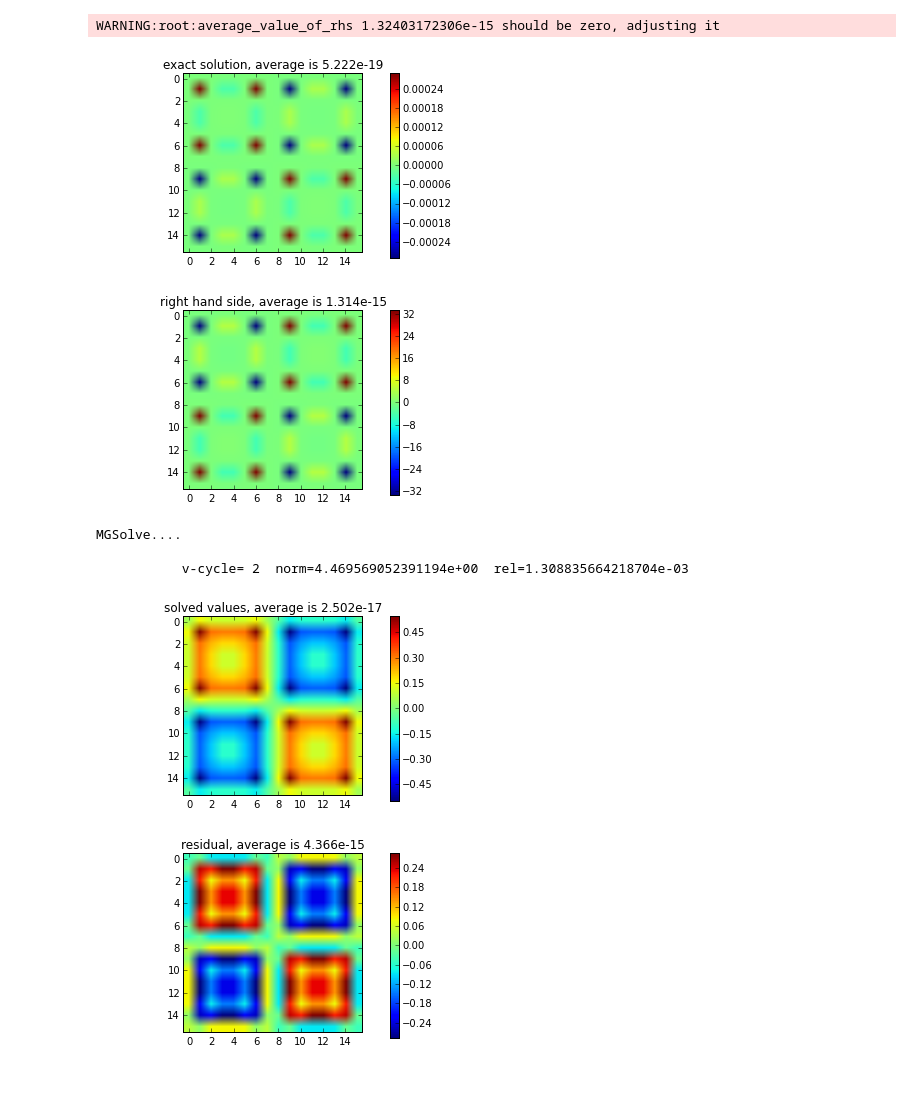
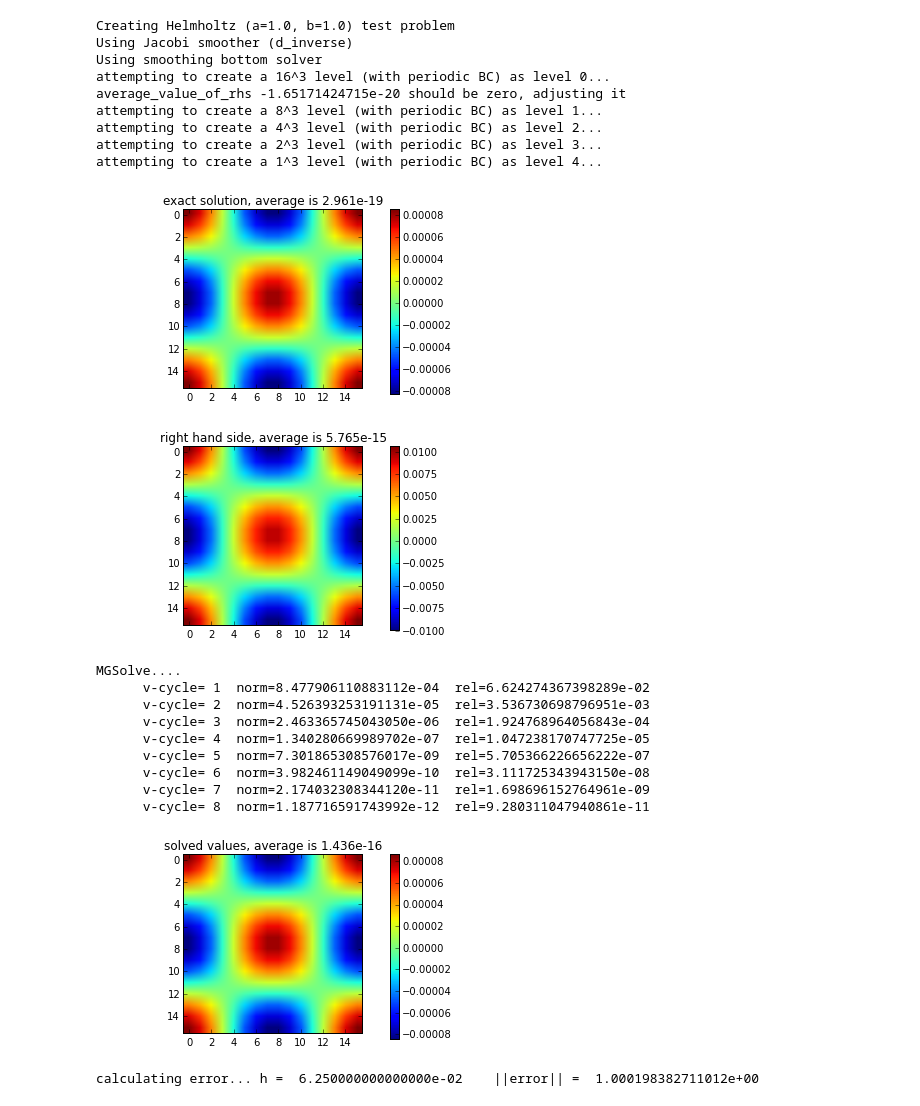
Before and after one commit to ucb-sejits/pygmg, a Jupyter notebook: notebooks/SimpleSolver-HeatMap-3D.ipynb, the cells around one changed output. Saved outputs shown, nothing was run; the diff lists cells and outputs as text; code cells hidden in the pictures.

Commit message:
cleanup v-cycle printouts makes 3d ipython a little cleaner

```diff
--- a/notebooks/SimpleSolver-HeatMap-3D.ipynb
+++ b/notebooks/SimpleSolver-HeatMap-3D.ipynb
@@ -8,30 +8,47 @@ from math import sin
 
 from hpgmg.finite_volume.simple_hpgmg import SimpleMultigridSolver
 # %%
+size=4
 solver = SimpleMultigridSolver.get_solver([
-    "4",
+    "{}".format(size),
     "--dimensions", "3",
     "--bottom-solver", "smoother",
     "--smoother", "j",
-    "--equation", "p",
+    "--equation", "h",
     "--boundary-condition", "p",
-    "--number-of-vcycles", "2",
+    "--number-of-vcycles", "10",
+    "--problem", "p6",
     "--log"
 ])
 level = solver.fine_level
 # %% [output]
-WARNING:root:average_value_of_rhs 1.32403172306e-15 should be zero, adjusting it
+Creating Helmholtz (a=1.0, b=1.0) test problem
+Using Jacobi smoother (d_inverse)
+Using smoothing bottom solver
+attempting to create a 16^3 level (with periodic BC) as level 0...
+average_value_of_rhs -1.65171424715e-20 should be zero, adjusting it
+attempting to create a 8^3 level (with periodic BC) as level 1...
+attempting to create a 4^3 level (with periodic BC) as level 2...
+attempting to create a 2^3 level (with periodic BC) as level 3...
+attempting to create a 1^3 level (with periodic BC) as level 4...
 # %%
-plot(level.exact_solution[1], title="exact solution")
-plot(level.right_hand_side[1], title="right hand side")
+plane_index = size / 2
+plot(level.exact_solution[plane_index], title="exact solution")
+plot(level.right_hand_side[plane_index], title="right hand side")
 solver.solve()
-plot(level.cell_values[1], title="solved values")
-plot(level.temp[1], title="residual")
+plot(level.cell_values[plane_index], title="solved values")
+solver.show_error_information()
 # %% [output]
-[figure, old version]
+[figure, new version]
-[figure, old version]
+[figure, new version]
 MGSolve....
-
-           v-cycle= 2  norm=4.469569052391194e+00  rel=1.308835664218704e-03
+      v-cycle= 1  norm=8.477906110883112e-04  rel=6.624274367398289e-02
+      v-cycle= 2  norm=4.526393253191131e-05  rel=3.536730698796951e-03
+      v-cycle= 3  norm=2.463365745043050e-06  rel=1.924768964056843e-04
+      v-cycle= 4  norm=1.340280669989702e-07  rel=1.047238170747725e-05
+      v-cycle= 5  norm=7.301865308576017e-09  rel=5.705366226656222e-07
+      v-cycle= 6  norm=3.982461149049099e-10  rel=3.111725343943150e-08
+      v-cycle= 7  norm=2.174032308344120e-11  rel=1.698696152764961e-09
+      v-cycle= 8  norm=1.187716591743992e-12  rel=9.280311047940861e-11
-[figure, old version]
+[figure, new version]
-[figure, removed]
+calculating error... h =  6.250000000000000e-02    ||error|| =  1.000198382711012e+00
```
Also changed, not shown: 1 other file.
